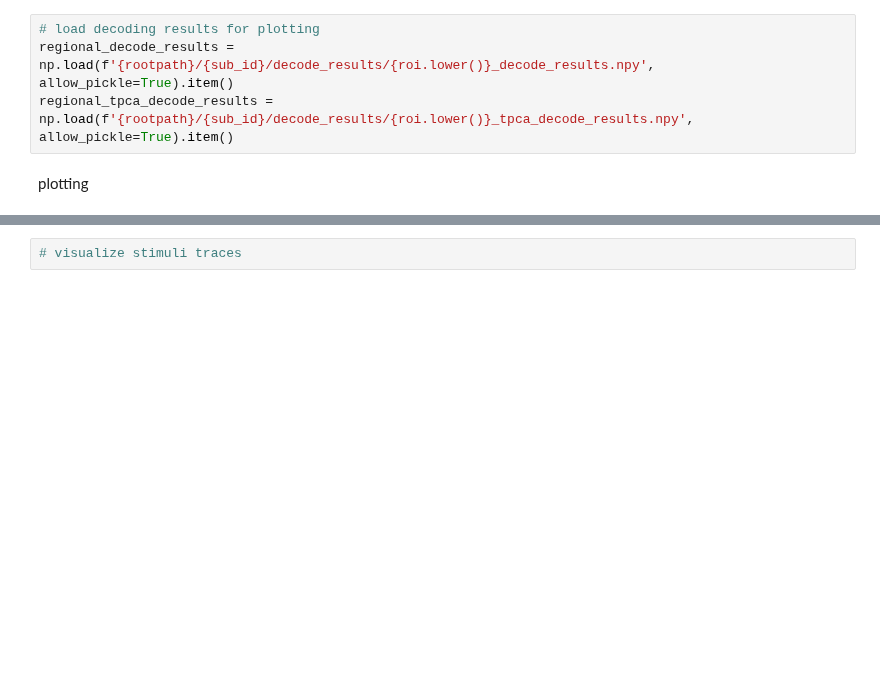
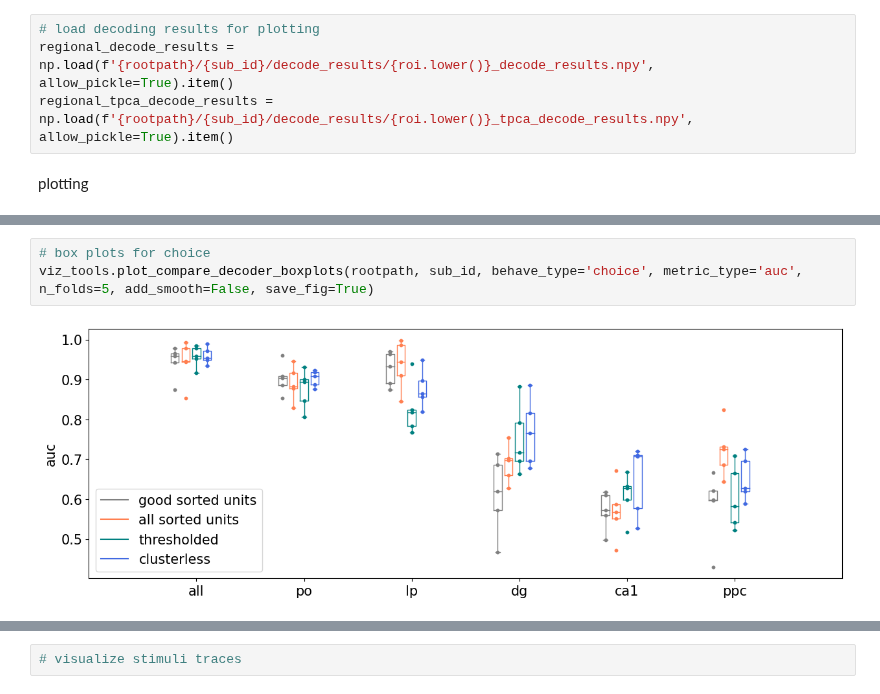
Before and after one commit to yzhang511/density_decoding, a Jupyter notebook: reproduce_decoding_results.ipynb, the cells around one changed output, grey strips where cells are left out. Cells and saved outputs as stored; diff of their text form; blank space fills up the shorter version.

```diff
--- a/reproduce_decoding_results.ipynb
+++ b/reproduce_decoding_results.ipynb
@@ -262,0 +264,5 @@ plotting
+# %%
+# box plots for choice
+viz_tools.plot_compare_decoder_boxplots(rootpath, sub_id, behave_type='choice', metric_type='auc', n_folds=5, add_smooth=False, save_fig=True)
+# %% [output]
+[figure, added]
```
Also changed, not shown: parts of 8 cells of this notebook, 1 other file.
